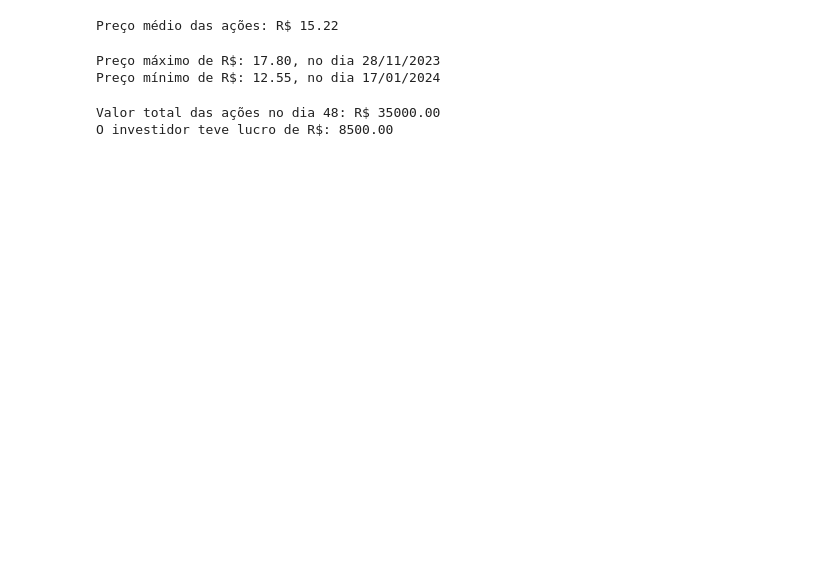
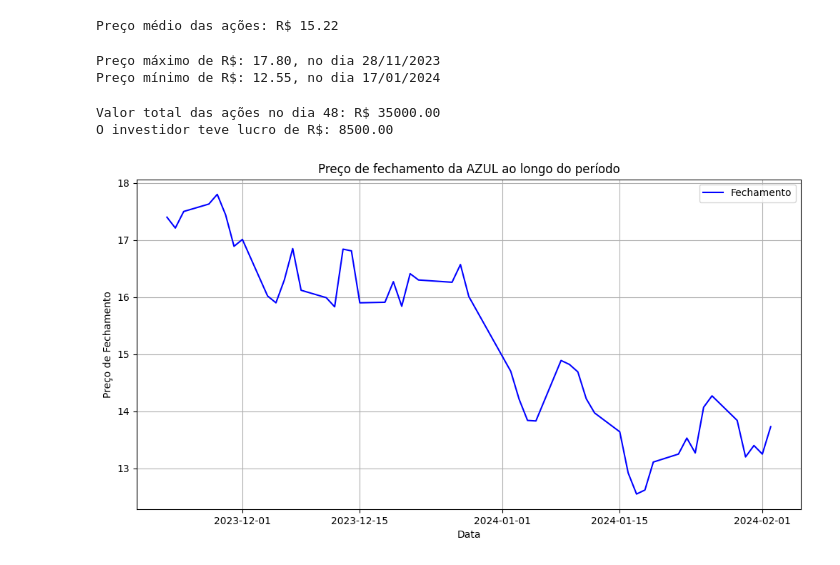
Before and after one commit to PedroCarpe/Projeto_Jupyter_Notebook, a Jupyter notebook: arquivos/Teste.ipynb, the cells around one changed output. Saved outputs shown, nothing was run; the diff lists cells and outputs as text; code cells hidden in the pictures; blank space fills up the shorter version.

```diff
--- a/arquivos/Teste.ipynb
+++ b/arquivos/Teste.ipynb
@@ -68,3 +71,20 @@ print(f'O investidor teve {"lucro" if lucro_prejuizo > 0 else "prejuizo"} de R$:
 # %% [output]
 Valor total das ações no dia 48: R$ 35000.00
 O investidor teve lucro de R$: 8500.00
+# %%
+#4. Gráfico de evolução dos preços
+
+#Converter a coluna Data para formato datetime
+novo_df['Data'] = pd.to_datetime(novo_df['Data'], format="%d/%m/%Y")
+
+#Criar gráfico
+plt.figure(figsize=(12,6))
+plt.plot(novo_df['Data'],novo_df['Fechamento'],label='Fechamento', color='blue')
+plt.title('Preço de fechamento da AZUL ao longo do período')
+plt.xlabel('Data')
+plt.ylabel('Preço de Fechamento')
+plt.legend()
+plt.grid(True)
+plt.show()
+# %% [output]
+[figure, added]
```
Also changed, not shown: parts of 2 cells of this notebook.
